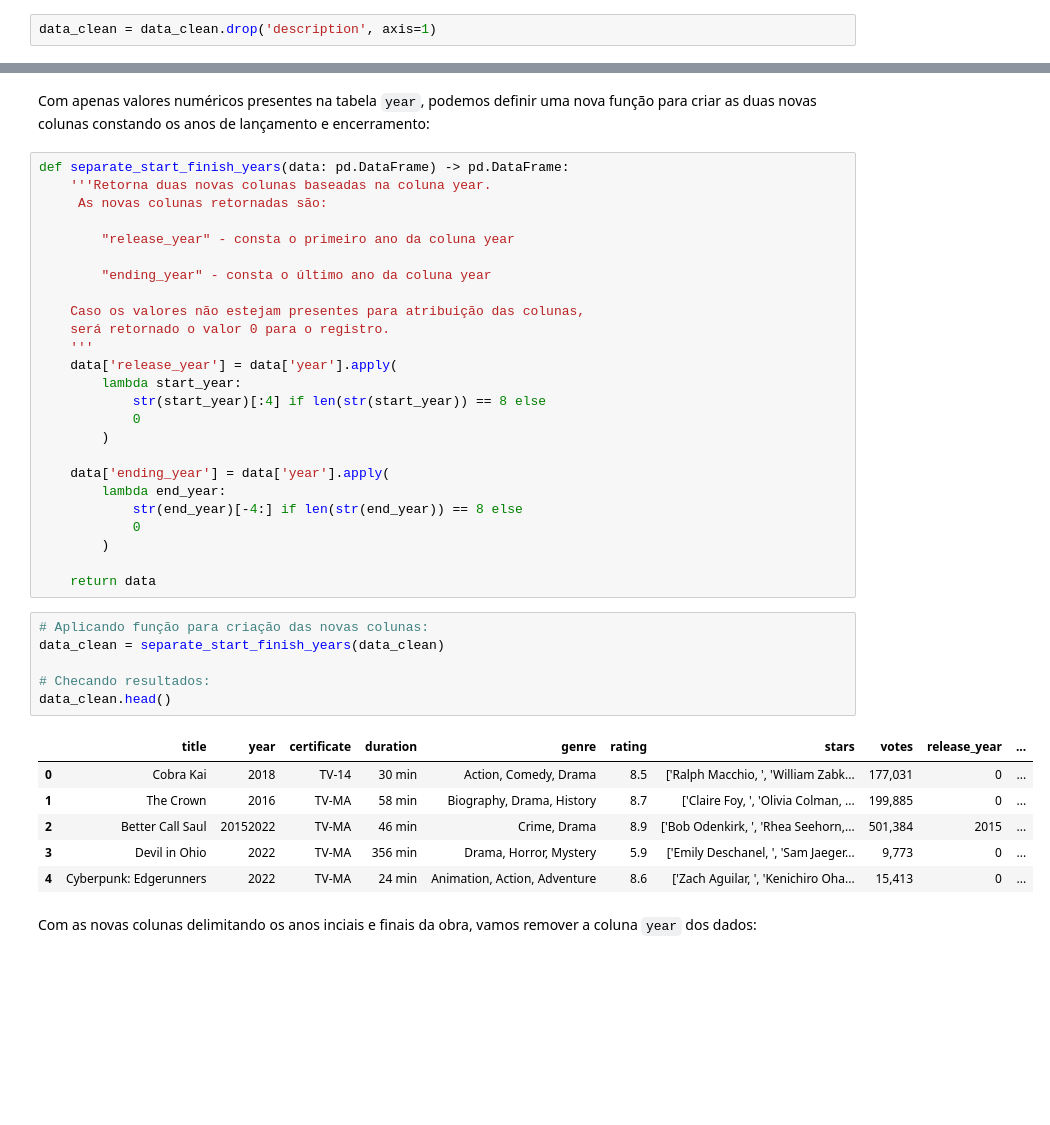
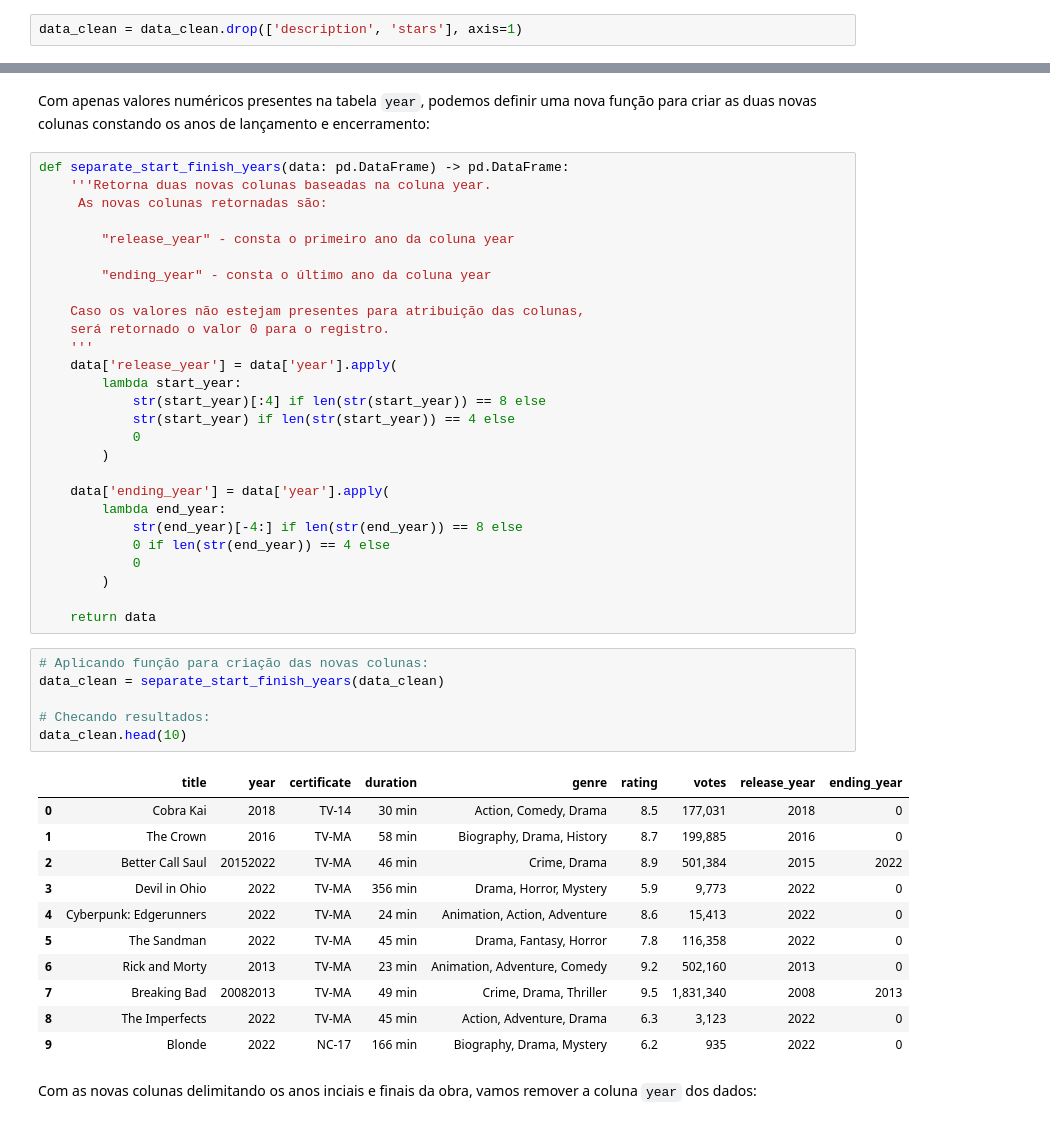
Before and after one commit to JoSEPHDev2022/netflix_movies_analise, a Jupyter notebook: analise.ipynb, the cells around one changed output, grey strips where cells are left out. Saved outputs shown, nothing was run; the diff lists cells and outputs as text; blank space fills up the shorter version.

```diff
--- a/analise.ipynb
+++ b/analise.ipynb
@@ -278,5 +279,5 @@ Como primeira modificação básica, vamos excluir a coluna `description`:
 # %%
-data_clean = data_clean.drop('description', axis=1)
+data_clean = data_clean.drop(['description', 'stars'], axis=1)
 # %% [markdown]
 ## **Tratando Variável: year**
 # %% [markdown]
@@ -324,12 +325,14 @@ def separate_start_finish_years(data: pd.DataFrame) -> pd.DataFrame:
     data['release_year'] = data['year'].apply(
         lambda start_year:
             str(start_year)[:4] if len(str(start_year)) == 8 else
+            str(start_year) if len(str(start_year)) == 4 else
             0
         )
 
     data['ending_year'] = data['year'].apply(
         lambda end_year:
             str(end_year)[-4:] if len(str(end_year)) == 8 else
+            0 if len(str(end_year)) == 4 else
             0
         )
 
@@ -337,16 +340,21 @@ def separate_start_finish_years(data: pd.DataFrame) -> pd.DataFrame:
 # %%
 # Aplicando função para criação das novas colunas:
 data_clean = separate_start_finish_years(data_clean)
 
 # Checando resultados:
-data_clean.head()
+data_clean.head(10)
 # %% [output]
-|  | title | year | certificate | duration | genre | rating | stars | votes | release_year | ... |
-| 0 | Cobra Kai | 2018 | TV-14 | 30 min | Action, Comedy, Drama | 8.5 | ['Ralph Macchio, ', 'William Zabk... | 177,031 | 0 | ... |
-| 1 | The Crown | 2016 | TV-MA | 58 min | Biography, Drama, History | 8.7 | ['Claire Foy, ', 'Olivia Colman, ... | 199,885 | 0 | ... |
-| 2 | Better Call Saul | 20152022 | TV-MA | 46 min | Crime, Drama | 8.9 | ['Bob Odenkirk, ', 'Rhea Seehorn,... | 501,384 | 2015 | ... |
-| 3 | Devil in Ohio | 2022 | TV-MA | 356 min | Drama, Horror, Mystery | 5.9 | ['Emily Deschanel, ', 'Sam Jaeger... | 9,773 | 0 | ... |
-| 4 | Cyberpunk: Edgerunners | 2022 | TV-MA | 24 min | Animation, Action, Adventure | 8.6 | ['Zach Aguilar, ', 'Kenichiro Oha... | 15,413 | 0 | ... |
+|  | title | year | certificate | duration | genre | rating | votes | release_year | ending_year |
+| 0 | Cobra Kai | 2018 | TV-14 | 30 min | Action, Comedy, Drama | 8.5 | 177,031 | 2018 | 0 |
+| 1 | The Crown | 2016 | TV-MA | 58 min | Biography, Drama, History | 8.7 | 199,885 | 2016 | 0 |
+| 2 | Better Call Saul | 20152022 | TV-MA | 46 min | Crime, Drama | 8.9 | 501,384 | 2015 | 2022 |
+| 3 | Devil in Ohio | 2022 | TV-MA | 356 min | Drama, Horror, Mystery | 5.9 | 9,773 | 2022 | 0 |
+| 4 | Cyberpunk: Edgerunners | 2022 | TV-MA | 24 min | Animation, Action, Adventure | 8.6 | 15,413 | 2022 | 0 |
+| 5 | The Sandman | 2022 | TV-MA | 45 min | Drama, Fantasy, Horror | 7.8 | 116,358 | 2022 | 0 |
+| 6 | Rick and Morty | 2013 | TV-MA | 23 min | Animation, Adventure, Comedy | 9.2 | 502,160 | 2013 | 0 |
+| 7 | Breaking Bad | 20082013 | TV-MA | 49 min | Crime, Drama, Thriller | 9.5 | 1,831,340 | 2008 | 2013 |
+| 8 | The Imperfects | 2022 | TV-MA | 45 min | Action, Adventure, Drama | 6.3 | 3,123 | 2022 | 0 |
+| 9 | Blonde | 2022 | NC-17 | 166 min | Biography, Drama, Mystery | 6.2 | 935 | 2022 | 0 |
 # %% [markdown]
 Com as novas colunas delimitando os anos inciais e finais da obra, vamos remover a coluna `year` dos dados:
 # %%
```
Also changed, not shown: parts of 79 cells of this notebook.
